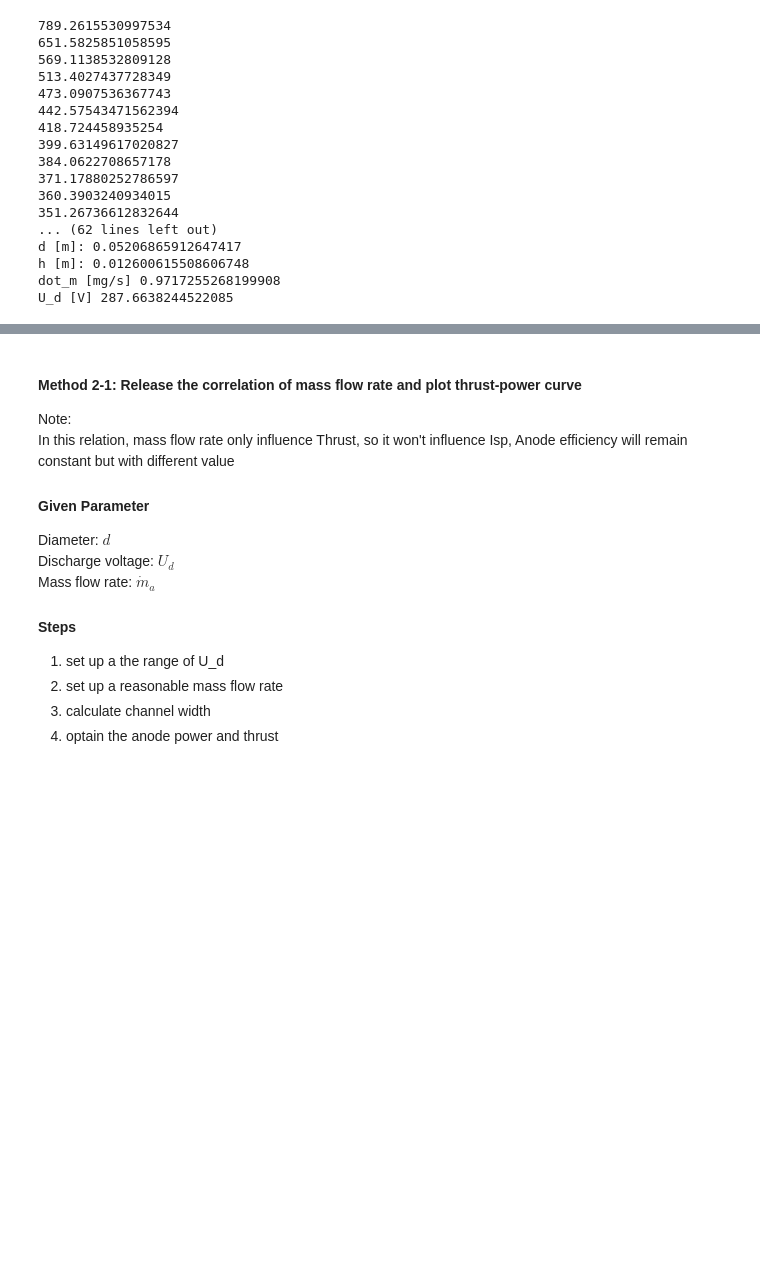
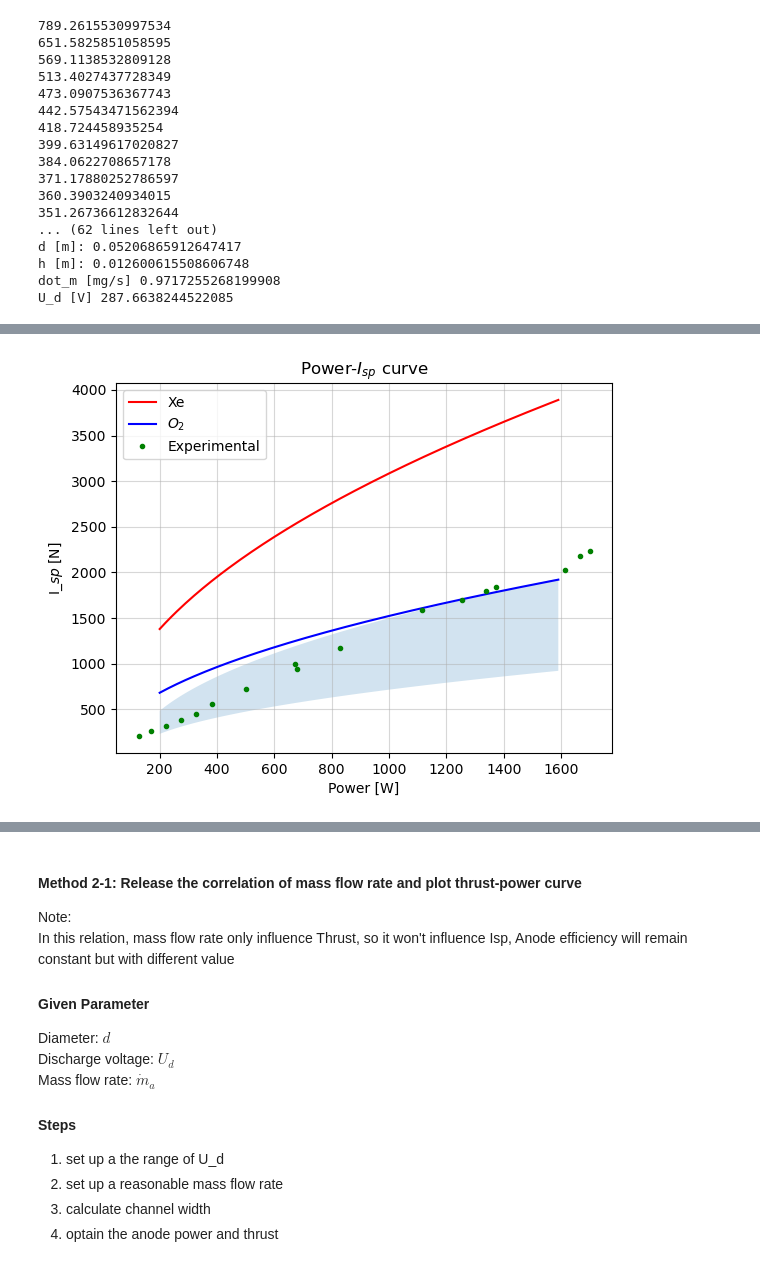
Before and after one commit to Pljwachs/Spacecraft-Propulsion, a Jupyter notebook: Initial parameter calculator.ipynb, the cells around one changed output, grey strips where cells are left out. Saved outputs shown, nothing was run; the diff lists cells and outputs as text; code cells hidden in the pictures; blank space fills up the shorter version.

Commit message:
Compare with experimental value

```diff
--- a/Initial parameter calculator.ipynb
+++ b/Initial parameter calculator.ipynb
@@ -383,0 +537,20 @@ plt.show()
+# %%
+#Isp-Power slope
+plt.plot(P_range, Isp_xe, 'r',label='Xe')
+plt.plot(P_range, Isp_o2, 'b',label='$O_2$')
+plt.fill_between(P_range,Ispo2_formula[0][0:],Ispo2_formula[1][0:],alpha=0.2)
+
+# Experimental Value
+P_exp=BNSiO2[1:-1,2]
+Isp_exp=BNSiO2[1:-1,3]
+plt.plot(P_exp,Isp_exp,"g.",label='Experimental')
+
+plt.xlabel('Power [W]')
+plt.ylabel('I_$sp$ [N]')
+plt.title('Power-$I_{sp}$ curve')
+
+plt.grid(True,alpha=0.5)
+plt.legend()
+plt.show()
+# %% [output]
+[figure, added]
```
Also changed, not shown: parts of 12 cells of this notebook, 2 other files.
